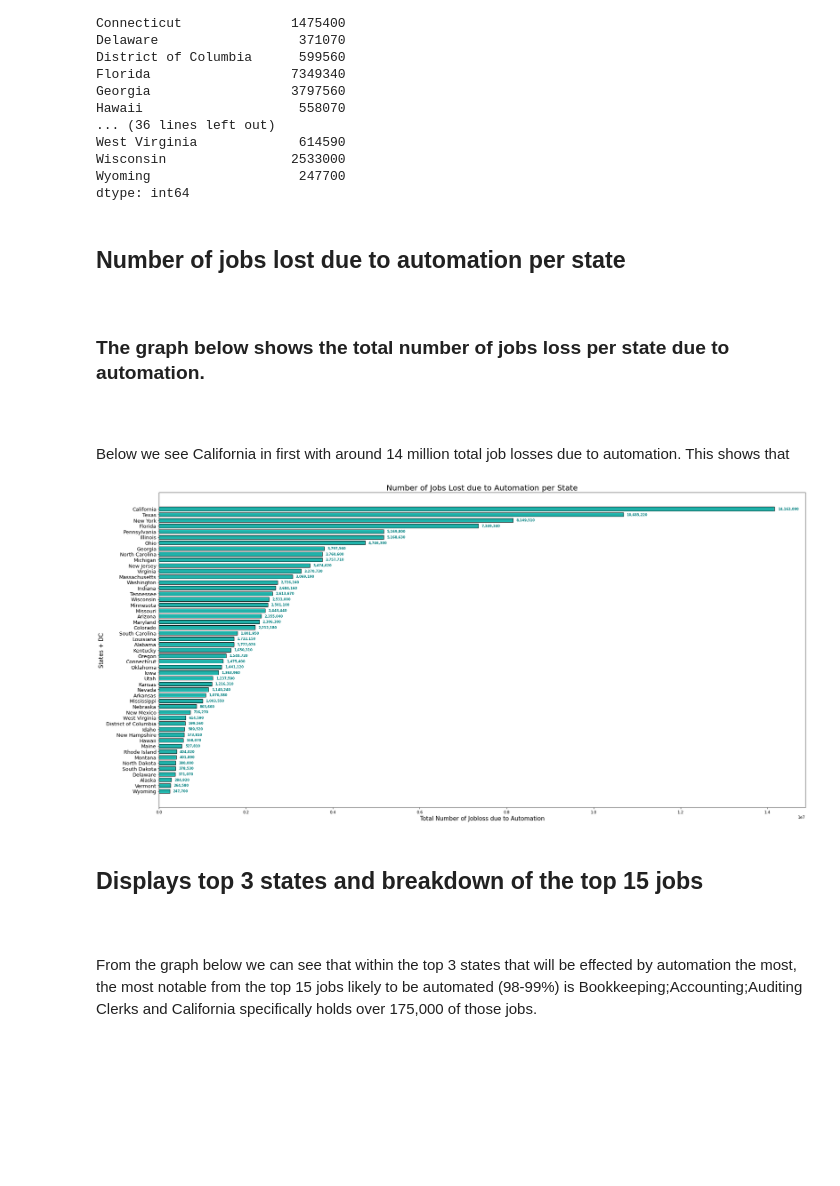
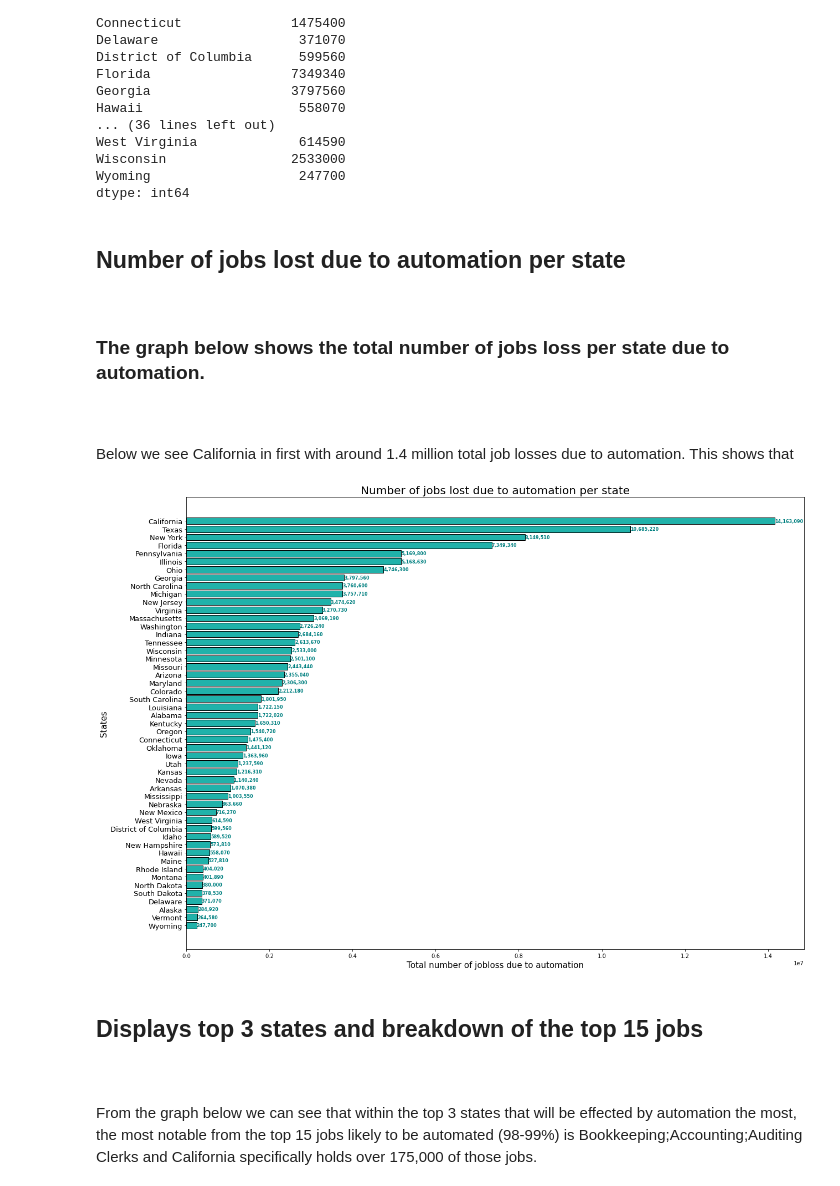
Before and after one commit to SamCain3/Projects, a Jupyter notebook: Automation Analysis.ipynb, the cells around one changed output. Saved outputs shown, nothing was run; the diff lists cells and outputs as text; code cells hidden in the pictures; blank space fills up the shorter version.

```diff
--- a/Automation Analysis.ipynb
+++ b/Automation Analysis.ipynb
@@ -50,0 +7,15 @@ automation_data_df_sorted
+# %%
+automation_data_df = pd.read_csv('automation_data_by_state.csv', encoding='cp1252')
+automation_data_df_sorted = automation_data_df.sort_values(by=['Probability'], ascending=False)
+
+automation_data_df_sorted.head(15)
+
+#==== Ignore this code (used to get occupations with 99% probability of automation) ======================
+'''
+#probability range to filter for jobs within x percent chance of automation (0.9 is top 10 percent)
+probability_range = 0.99
+
+#jobs that have a 99% chance of being automated (12)
+#automation_data_df_sorted = automation_data_df_sorted.loc[automation_data_df['Probability'] >= probability_range]
+automation_data_df_sorted.head(15)
+'''
@@ -84,6 +53,6 @@ automation_data_df_least_likely
 # %%
 #gets the sum of the number of jobs that will be automated per state
-jobs_df = automation_data_df_sorted.iloc[:,3:]
+jobs_df = automation_data_df_sorted.iloc[:,2:]
 jobs_loss_per_state = jobs_df.sum()
 
 print(jobs_loss_per_state)
@@ -121,24 +90,25 @@ dtype: int64
 <h3><b>The graph below shows the total number of jobs loss per state due to automation.</b></h3>
 <br>
 <br>
-Below we see California in first with around 14 million total job losses due to automation. This shows that <br>
+Below we see California in first with around 1.4 million total job losses due to automation. This shows that <br>
 # %%
 #Plot of the number of jobs lost due to automation per state
+f = plt.figure()
+f.set_figwidth(20)
+f.set_figheight(15)
 
 #annotate the max value
-plt.figure(figsize=(30, 15))
-plt.title('Number of Jobs Lost due to Automation per State', fontsize = 20)
-plt.barh(jobs_loss_per_state_indx, jobs_loss_per_state_values, color='lightseagreen', edgecolor = 'black',height = 0.7, align='center')
+plt.barh(jobs_loss_per_state_indx, jobs_loss_per_state_values, color='lightseagreen', edgecolor = 'black', align='center')
 plt.yticks(jobs_loss_per_state_indx, jobs_loss_per_state_labels, fontsize=13)
-plt.ylabel('States + DC', fontsize=15)
-plt.xlabel('Total Number of Jobloss due to Automation', fontsize=15)
+plt.ylabel('States', fontsize=15)
+plt.xlabel('Total number of jobloss due to automation', fontsize=15)
 for i,j in zip(jobs_loss_per_state_indx, jobs_loss_per_state_values):
     num = format(j,',')
-    plt.text(j+75000, i, f'{num}',va='center', weight='bold', color='teal', fontsize = 8.5)
-plt.title('Number of Jobs Lost due to Automation per State', fontsize = 20)
+    plt.text(j+100, i, f'{num}',va='center', weight='bold', color='teal', fontsize = 8)
+plt.title('Number of jobs lost due to automation per state', fontsize = 20)
 plt.show()
 # %% [output]
-[figure, old version]
+[figure, new version]
 # %% [markdown]
 ## Displays top 3 states and breakdown of the top 15 jobs
 <br>
```
Also changed, not shown: parts of 8 cells of this notebook.
